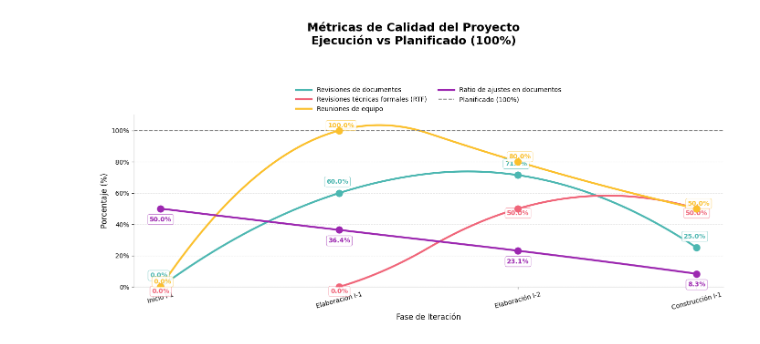
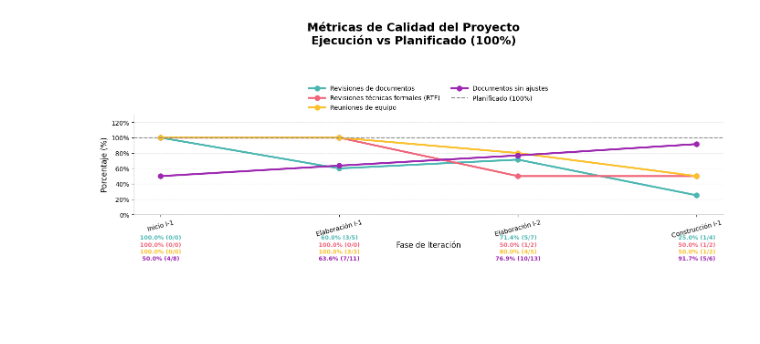
Before and after one commit to uarg-unpa/Kairos, a Jupyter notebook: métricas de calidad a lo largo del proyecto.ipynb, the cells around one changed output. Saved outputs shown, nothing was run; the diff lists cells and outputs as text; code cells hidden in the pictures; blank space fills up the shorter version.

```diff
--- a/métricas de calidad a lo largo del proyecto.ipynb
+++ b/métricas de calidad a lo largo del proyecto.ipynb
@@ -10,29 +10,29 @@ import matplotlib.ticker as mtick
 df_ajustes = pd.DataFrame({
     'Etapa': ['Inicio I-1', 'Elaboración I-1', 'Elaboración I-2', 'Construcción I-1'],
     'Trabajo total': [8, 11, 13, 6],
-    'ajustes en documento': [4, 4, 3, 0.5]
+    'ajustes en documento': [4, 7, 10, 5.5]
 })
 
 df_reuniones = pd.DataFrame({
     'Etapa': ['Inicio I-1', 'Elaboración I-1', 'Elaboración I-2', 'Construcción I-1'],
-    'Previstas': [0, 3, 5, 2],
-    'Realizadas': [0, 3, 4, 1]
+    'Previstas': [1, 3, 5, 2],
+    'Realizadas': [1, 3, 4, 1]
 })
 
 df_rtf = pd.DataFrame({
     'Etiqueta': ['Inicio I-1', 'Elaboración I-1', 'Elaboración I-2', 'Construcción I-1'],
-    'Previstas': [0, 0, 2, 2],
-    'Realizadas': [0, 0, 1, 1]
+    'Previstas': [1, 1, 2, 2],
+    'Realizadas': [1, 1, 1, 1]
 }).rename(columns={'Etiqueta': 'Etapa'})
 
 df_revisiones = pd.DataFrame({
     'Etapa': ['Inicio I-1', 'Elaboración I-1', 'Elaboración I-2', 'Construcción I-1'],
-    'Previstas': [0, 5, 7, 4],
-    'Realizadas': [0, 3, 5, 1]
+    'Previstas': [1, 5, 7, 4],
+    'Realizadas': [1, 3, 5, 1]
 })
 
 # ================== 2. FUNCIONES Y PROCESAMIENTO ==================
-def calculate_percentage(df, previstas_col, realizadas_col, metric_name):
+def calculate_percentage_and_fraction(df, previstas_col, realizadas_col, metric_name):
     df[previstas_col] = pd.to_numeric(df[previstas_col], errors='coerce').fillna(0)
     df[realizadas_col] = pd.to_numeric(df[realizadas_col], errors='coerce').fillna(0)
     df['Porcentaje'] = np.where(
@@ -40,12 +40,14 @@ def calculate_percentage(df, previstas_col, realizadas_col, metric_name):
         np.where(df[realizadas_col] == 0, 0, np.nan),
         (df[realizadas_col] / df[previstas_col]) * 100
     )
-    return df[['Etapa', 'Porcentaje']].rename(columns={'Porcentaje': metric_name})
+    df['Fraccion'] = df.apply(lambda row: "(0/0)" if row[realizadas_col] == 1 and row[previstas_col] == 1 else f"({int(row[realizadas_col])}/{int(row[previstas_col])})" if row[previstas_col] != 0 or row[realizadas_col] != 0 else "", axis=1)
+    return df[['Etapa', 'Porcentaje', 'Fraccion']].rename(columns={'Porcentaje': metric_name, 'Fraccion': f'{metric_name}_Fraccion'})
 
-df_ajustes_proc = calculate_percentage(df_ajustes, 'Trabajo total', 'ajustes en documento', 'Ratio de ajustes en documentos')
-df_reuniones_proc = calculate_percentage(df_reuniones, 'Previstas', 'Realizadas', 'Reuniones de equipo')
-df_rtf_proc = calculate_percentage(df_rtf, 'Previstas', 'Realizadas', 'Revisiones técnicas formales (RTF)')
-df_revisiones_proc = calculate_percentage(df_revisiones, 'Previstas', 'Realizadas', 'Revisiones de documentos')
+df_ajustes_proc = calculate_percentage_and_fraction(df_ajustes, 'Trabajo total', 'ajustes en documento', 'Documentos sin ajustes')
+df_reuniones_proc = calculate_percentage_and_fraction(df_reuniones, 'Previstas', 'Realizadas', 'Reuniones de equipo')
+df_rtf_proc = calculate_percentage_and_fraction(df_rtf, 'Previstas', 'Realizadas', 'Revisiones técnicas formales (RTF)')
+df_revisiones_proc = calculate_percentage_and_fraction(df_revisiones, 'Previstas', 'Realizadas', 'Revisiones de documentos')
+
 
 df_merged = df_ajustes_proc.merge(df_reuniones_proc, on='Etapa', how='outer') \
                            .merge(df_rtf_proc, on='Etapa', how='outer') \
@@ -61,12 +63,17 @@ def align_data(metric_name):
     return [df_merged.loc[df_merged['Etapa'] == fase, metric_name].values[0]
              if fase in df_merged['Etapa'].values else np.nan for fase in orden_fases]
 
+def align_fraction_data(metric_name):
+    return [df_merged.loc[df_merged['Etapa'] == fase, f'{metric_name}_Fraccion'].values[0]
+             if fase in df_merged['Etapa'].values else "" for fase in orden_fases]
+
+
 # Offsets y Colores (Ajustados para separación y estilo)
 metricas = [
-    {'name': 'Revisiones de documentos', 'data': align_data('Revisiones de documentos'), 'color': '#4CB7B1', 'offset_y': 15, 'offset_x': -3},
-    {'name': 'Revisiones técnicas formales (RTF)', 'data': align_data('Revisiones técnicas formales (RTF)'), 'color': '#F06579', 'offset_y': -10, 'offset_x': 0},
-    {'name': 'Reuniones de equipo', 'data': align_data('Reuniones de equipo'), 'color': '#FBC02D', 'offset_y': 5, 'offset_x': 3},
-    {'name': 'Ratio de ajustes en documentos', 'data': align_data('Ratio de ajustes en documentos'), 'color': '#9C27B0', 'offset_y': -20, 'offset_x': 0}
+    {'name': 'Revisiones de documentos', 'data': align_data('Revisiones de documentos'), 'fraction_data': align_fraction_data('Revisiones de documentos'), 'color': '#4CB7B1'},
+    {'name': 'Revisiones técnicas formales (RTF)', 'data': align_data('Revisiones técnicas formales (RTF)'), 'fraction_data': align_fraction_data('Revisiones técnicas formales (RTF)'), 'color': '#F06579'},
+    {'name': 'Reuniones de equipo', 'data': align_data('Reuniones de equipo'), 'fraction_data': align_fraction_data('Reuniones de equipo'), 'color': '#FBC02D'},
+    {'name': 'Documentos sin ajustes', 'data': align_data('Documentos sin ajustes'), 'fraction_data': align_fraction_data('Documentos sin ajustes'), 'color': '#9C27B0'}
 ]
 
 # ================== 4. GRÁFICO FINAL ==================
@@ -80,63 +87,63 @@ ax.spines['right'].set_visible(False)
 ax.spines['left'].set_color('#CCCCCC')
 ax.spines['bottom'].set_color('#CCCCCC')
 
-x_smooth = np.linspace(x.min(), x.max(), 300)
-
 for metric in metricas:
     y = np.array(metric['data'])
+    fractions = np.array(metric['fraction_data'])
     mask = ~np.isnan(y)
 
-    # Suavizado de Líneas (Ondas)
     x_valid = x[mask]
     y_valid = y[mask]
+    fractions_valid = fractions[mask]
 
-    if len(x_valid) >= 2:
-        spline = make_interp_spline(x_valid, y_valid, k=2)
-        X_ = np.linspace(x_valid.min(), x_valid.max(), 500)
-        Y_ = spline(X_)
 
-        ax.plot(X_, Y_, linewidth=3, color=metric['color'], label=metric['name'])
-
-    # Marcadores
-    ax.scatter(x_valid, y_valid, color=metric['color'], s=100, edgecolor=metric['color'], linewidth=1.5, zorder=5)
-
-    # Etiquetas (Corregidas y mejoradas)
-    for xi, yi in zip(x_valid, y_valid):
-        ax.annotate(f'{yi:.1f}%', xy=(xi, yi),
-                    xytext=(metric['offset_x'], metric['offset_y']),
-                    textcoords='offset points', ha='center',
-                    fontsize=10, fontweight='bold', color=metric['color'],
-                    bbox=dict(facecolor='white', alpha=0.9, edgecolor=metric['color'], boxstyle='round,pad=0.3', linewidth=0.5)
-                    )
+    # --- Líneas rectas ---
+    ax.plot(x_valid, y_valid, linewidth=3, color=metric['color'],
+            marker='o', markersize=8, label=metric['name'])
 
 # Línea de referencia (Planificado 100%)
 plt.axhline(100, color='#888888', linestyle='--', linewidth=1.5, label='Planificado (100%)')
 
 # Títulos y Estilo Final
 fig.suptitle('Métricas de Calidad del Proyecto\nEjecución vs Planificado (100%)',
              fontsize=18, fontweight='bold', y=0.96)
 
 ax.set_ylabel('Porcentaje (%)', fontsize=12)
 ax.set_xlabel('Fase de Iteración', fontsize=12)
-ax.set_ylim(0, 110)
+ax.set_ylim(0, 130) # Increased y-limit to accommodate the second line of text
 ax.set_xticks(x)
 ax.set_xticklabels(orden_fases, rotation=15)
+
+# Add annotations below x-axis labels
+y_offset = -0.2 # Vertical offset for annotations
+vertical_spacing = 0.07 # Increased vertical spacing
+for i, fase in enumerate(orden_fases):
+    for j, metric in enumerate(metricas):
+        data_point = df_merged[(df_merged['Etapa'] == fase)][metric['name']].values
+        fraction_point = df_merged[(df_merged['Etapa'] == fase)][f"{metric['name']}_Fraccion"].values
+
+        if data_point.size > 0 and not np.isnan(data_point[0]):
+            annotation_text = f'{data_point[0]:.1f}% {fraction_point[0]}' if fraction_point[0] else f'{data_point[0]:.1f}%'
+            ax.text(i, y_offset - j * vertical_spacing, annotation_text, ha='center', va='top',
+                    fontsize=9, fontweight='bold', color=metric['color'],
+                    transform=ax.get_xaxis_transform())
+
 
 # Formato del Eje Y
 ax.yaxis.set_major_formatter(mtick.PercentFormatter(xmax=100.0))
 
 # Leyenda (Superior, dos columnas)
 ax.legend(
     loc='lower center',
     bbox_to_anchor=(0.5, 0.98),
     ncol=2,
     fontsize=10,
     frameon=False,
     columnspacing=1.8,
     handlelength=2.5
 )
 
 plt.tight_layout(rect=[0, 0, 1, 0.88])
-plt.show() # <--- ESTO MUESTRA EL GRÁFICO EN COLAB
+plt.show()
 # %% [output]
-[figure, old version]
+[figure, new version]
```
Also changed, not shown: 38 other files.
